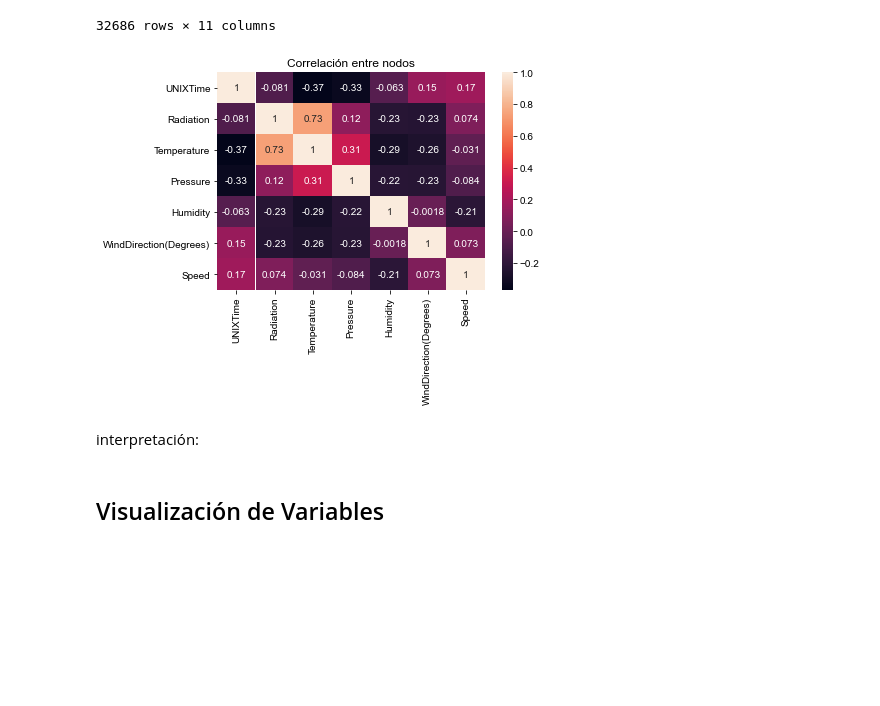
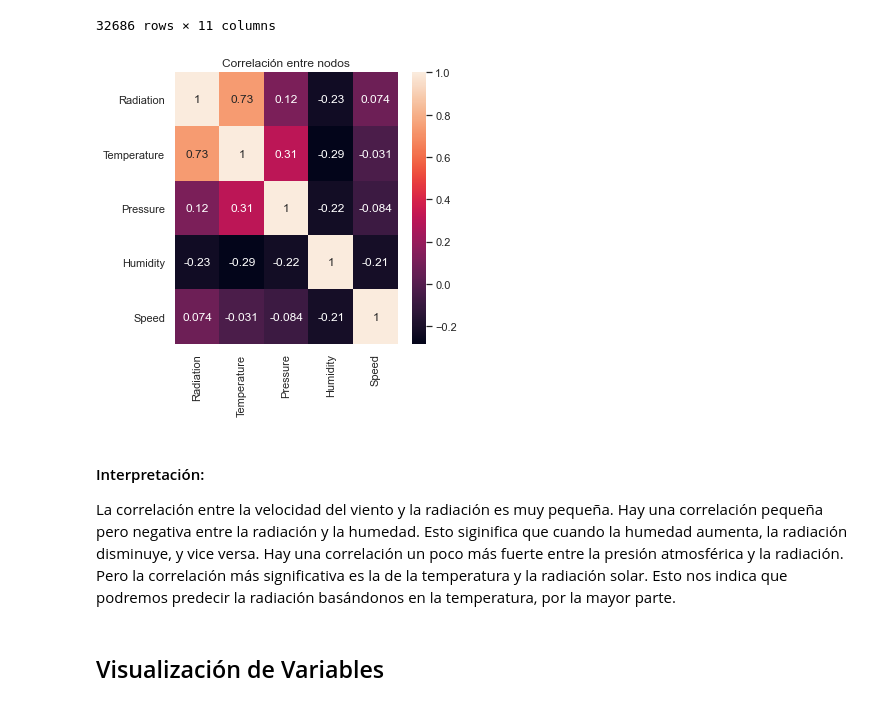
Before and after one commit to Tania-Bell/Proyecto_Modulo1, a Jupyter notebook: Proyecto_BellT_FloresA radiación solar.ipynb, the cells around one changed output. Saved outputs shown, nothing was run; the diff lists cells and outputs as text; code cells hidden in the pictures; blank space fills up the shorter version.

```diff
--- a/Proyecto_BellT_FloresA adult census.ipynb
+++ b/Proyecto_BellT_FloresA radiación solar.ipynb
@@ -237,15 +276,16 @@ data
 32686 rows × 11 columns
 # %%
 # análisis de correlación entre los datos
-corrMatrix = data.corr()
+corrMatrix = data.drop(['UNIXTime','WindDirection(Degrees)'],axis=1).corr()
 sn.heatmap(corrMatrix, annot=True, linewidths=.0001)
 sn.set(rc = {'figure.figsize':(5,5)})
 plt.title('Correlación entre nodos') # generación de tabla
 plt.show()
 # %% [output]
-[figure, old version]
+[figure, new version]
-# %% [markdown]
-interpretación:
+# %% [markdown]
+#### Interpretación:
+La correlación entre la velocidad del viento y la radiación es muy pequeña. Hay una correlación pequeña pero negativa entre la radiación y la humedad. Esto siginifica que cuando la humedad aumenta, la radiación disminuye, y vice versa. Hay una correlación un poco más fuerte entre la presión atmosférica y la radiación. Pero la correlación más significativa es la de la temperatura y la radiación solar. Esto nos indica que podremos predecir la radiación basándonos en la temperatura, por la mayor parte.
 # %% [markdown]
 ## Visualización de Variables
 # %% [markdown]
```
Also changed, not shown: parts of 37 cells of this notebook.
